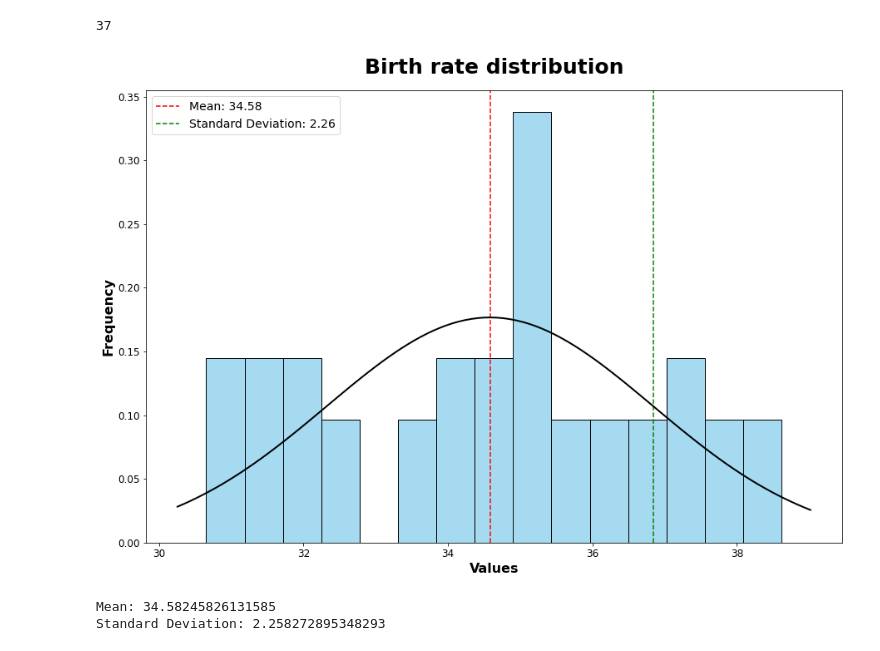
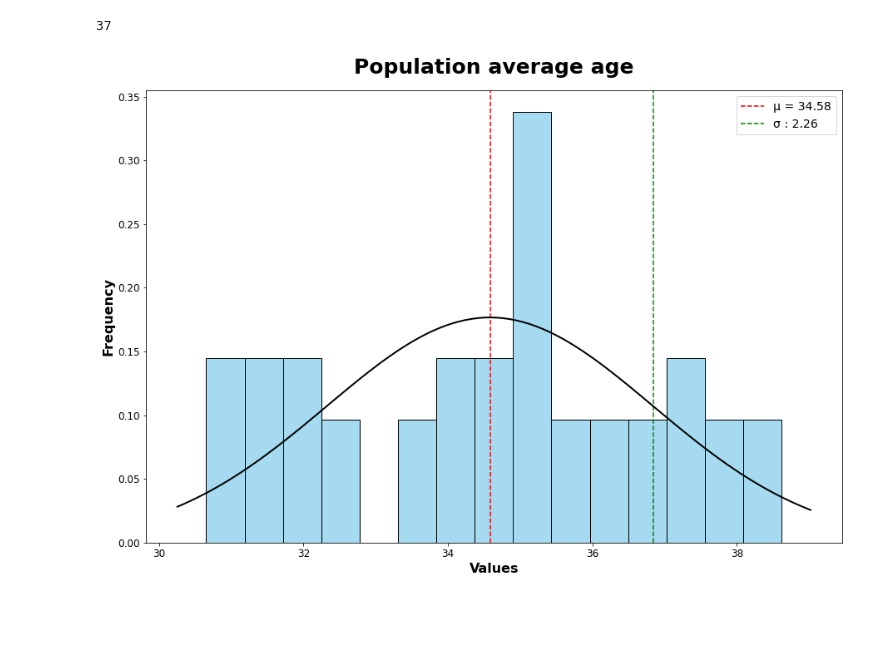
Before and after one commit to JoseRicoCct/CA1_Integrated_Assesment_MSc_Data_Analytics_CCT_Semester_1, a Jupyter notebook: Jupyter_Notebooks/CA1_Code_sba23021.ipynb, the cells around one changed output. Saved outputs shown, nothing was run; the diff lists cells and outputs as text; code cells hidden in the pictures; blank space fills up the shorter version.

```diff
--- a/Jupyter_Notebooks/CA1_Code_sba23021.ipynb
+++ b/Jupyter_Notebooks/CA1_Code_sba23021.ipynb
@@ -3273,35 +3397,30 @@ len(df16dr)
 # %%
 # Calculate mean and standard deviation
 mean = np.mean(ROI_age_avg['Average_Age'])
 std_dev = np.std(ROI_age_avg['Average_Age'])
 
 # Plotting the dataset
 plt.figure(figsize=(15, 10))
 
 # Plotting the dataset
 sns.histplot(ROI_age_avg['Average_Age'], color='skyblue', stat='density', bins=15)
-plt.title('Birth rate distribution',loc="center", pad=20, fontsize=25, fontweight="bold")
+plt.title('Population average age',loc="center", pad=20, fontsize=25, fontweight="bold")
 plt.xlabel('Values',fontsize=16, fontweight='bold')
 plt.ylabel('Frequency',fontsize=16, fontweight='bold')
 
 # Display mean and standard deviation
-plt.axvline(x=mean, color='r', linestyle='--', label=f'Mean: {mean:.2f}')
-plt.axvline(x=mean + std_dev, color='g', linestyle='--', label=f'Standard Deviation: {std_dev:.2f}')
+plt.axvline(x=mean, color='r', linestyle='--', label=f'μ = {mean:.2f}')
+plt.axvline(x=mean + std_dev, color='g', linestyle='--', label=f'σ : {std_dev:.2f}')
 plt.legend( loc='best', fontsize=14)
 
 # Adding the bell-shaped normal distribution line
 xmin, xmax = plt.xlim()
 x = np.linspace(xmin,xmax, 100)
 p = norm.pdf(x, mean, std_dev)
 plt.plot(x, p, 'k', linewidth=2)
 plt.xticks(fontsize=12)
 plt.yticks(fontsize=12)
 # Show plot
 plt.show()
-
-print(f"Mean: {mean}")
-print(f"Standard Deviation: {std_dev}")
 # %% [output]
-[figure, old version]
+[figure, new version]
-Mean: 34.58245826131585
-Standard Deviation: 2.258272895348293
```
Also changed, not shown: parts of 6 cells of this notebook, 4 other files.
